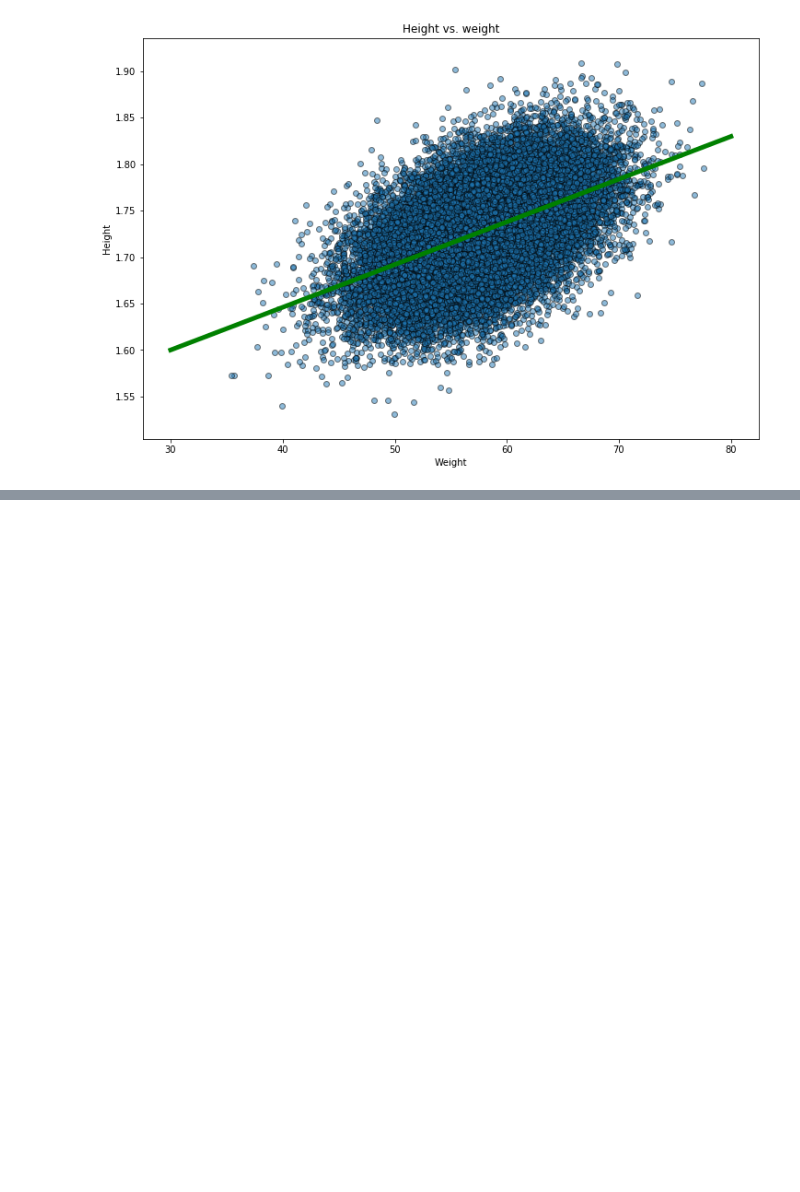
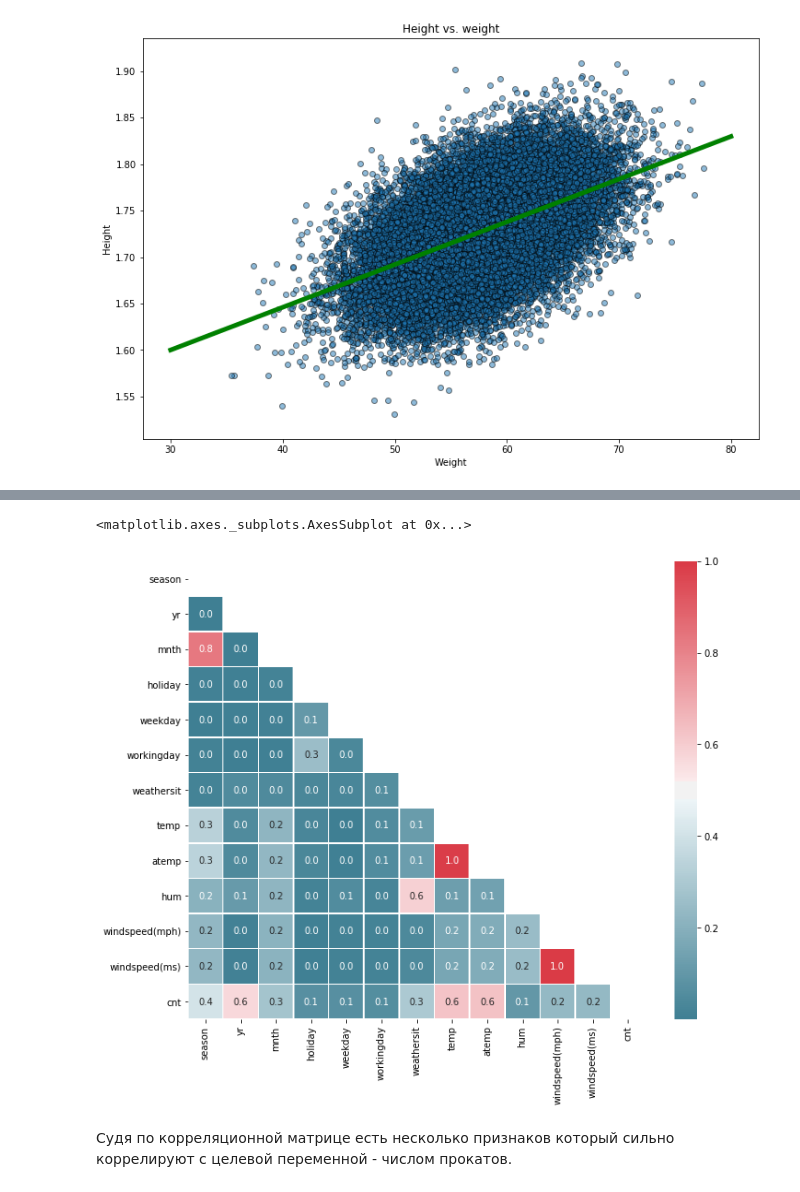
Before and after one commit to 7bits/ml-courses-7bits, a Jupyter notebook: 2017-fall/practises/05-linear-regression/05-01-linear-regression.ipynb, the cells around one changed output, grey strips where cells are left out. Cells and saved outputs as stored; diff of their text form; code cells hidden in the pictures; blank space fills up the shorter version.

```diff
--- a/2017-fall/practises/05-linear-regression/05-01-linear-regression.ipynb
+++ b/2017-fall/practises/05-linear-regression/05-01-linear-regression.ipynb
@@ -215,0 +272,3 @@ plt.plot(x, w0_opt + w1_opt * x, c='green', linewidth=5)
+# %%
+df = pd.read_csv('../../data/bikes_rent.csv.gz')
+df.head()
@@ -215,0 +294,12 @@ plt.plot(x, w0_opt + w1_opt * x, c='green', linewidth=5)
+# %%
+corr = np.abs(df.corr())
+mask = np.zeros_like(corr, dtype=np.bool)
+mask[np.triu_indices_from(mask)] = True
+f, ax = plt.subplots(figsize=(11, 9))
+cmap = sns.diverging_palette(220, 10, as_cmap=True)
+sns.heatmap(corr,cmap=cmap, square=True,linewidths=.5, mask=mask,annot=True, fmt=".1f")
+# %% [output]
+<matplotlib.axes._subplots.AxesSubplot at 0x...>
+[figure, added]
+# %% [markdown]
+Судя по корреляционной матрице есть несколько признаков который сильно коррелируют с целевой переменной - числом прокатов.
```
Also changed, not shown: parts of 36 cells of this notebook.
